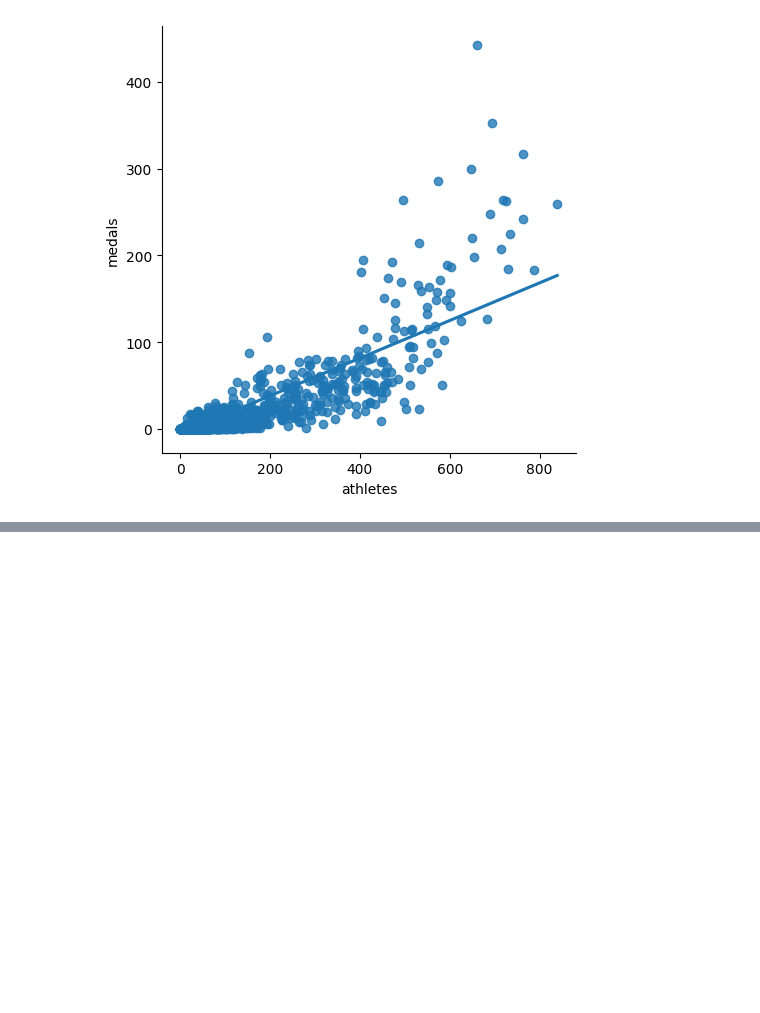
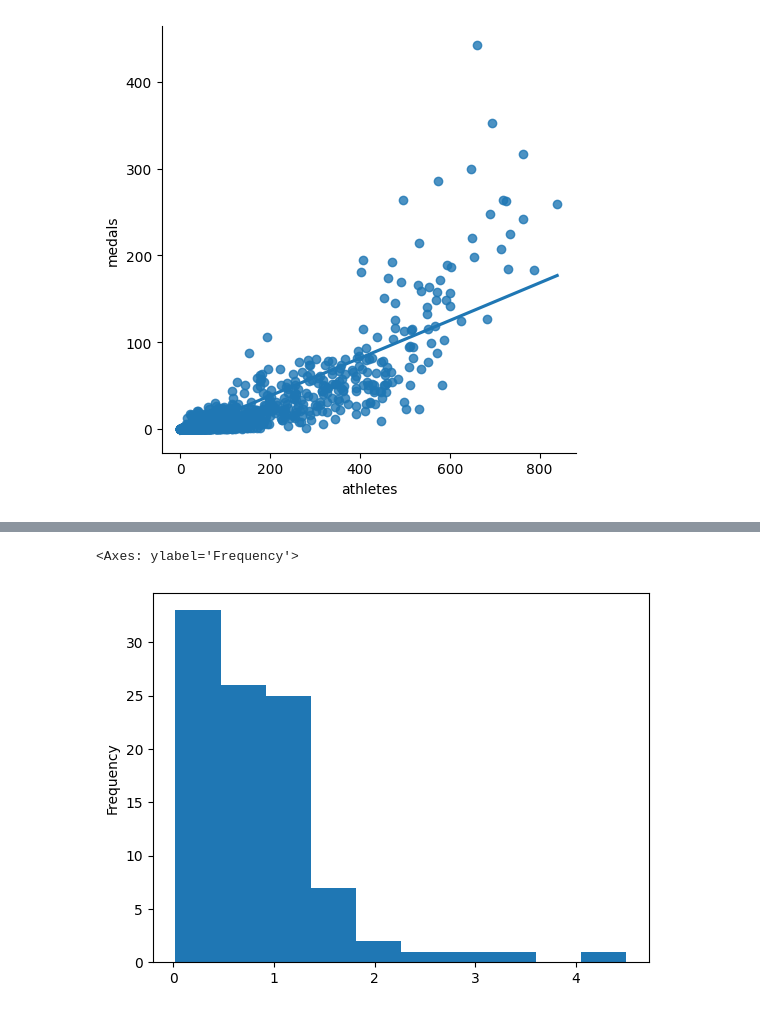
Before and after one commit to Beelzebuddie/olympic_medals_pred, a Jupyter notebook: machine_learning.ipynb, the cells around one changed output, grey strips where cells are left out. Saved outputs shown, nothing was run; the diff lists cells and outputs as text; code cells hidden in the pictures; blank space fills up the shorter version.

```diff
--- a/machine_learning.ipynb
+++ b/machine_learning.ipynb
@@ -43,0 +198,3 @@ sns.lmplot(x="athletes", y="medals", data=teams, fit_reg=True, ci=None)
+# %%
+errors = (test["medals"] - test["predictions"]).abs() # We are subtracting the predictions from the actual values
+errors # This gives us the diference between the actual values and the predictions
@@ -43,0 +214,3 @@ sns.lmplot(x="athletes", y="medals", data=teams, fit_reg=True, ci=None)
+# %%
+error_by_team = errors.groupby(test["team"]).mean()
+error_by_team # This will give us the average error by team and the team with the lowest average error. This is how many medals we were off by each team.
@@ -43,0 +231,4 @@ sns.lmplot(x="athletes", y="medals", data=teams, fit_reg=True, ci=None)
+# %%
+medals_by_team = test["medals"].groupby(test["team"]).mean()
+error_ratio = error_by_team / medals_by_team
+error_ratio
@@ -43,0 +265,4 @@ sns.lmplot(x="athletes", y="medals", data=teams, fit_reg=True, ci=None)
+# %%
+import numpy as np
+error_ratio = error_ratio[np.isfinite(error_ratio)] # This will give us the teams that values are not missing.
+error_ratio
@@ -43,0 +283,5 @@ sns.lmplot(x="athletes", y="medals", data=teams, fit_reg=True, ci=None)
+# %%
+error_ratio.plot.hist()
+# %% [output]
+<Axes: ylabel='Frequency'>
+[figure, added]
```
Also changed, not shown: parts of 24 cells of this notebook.
